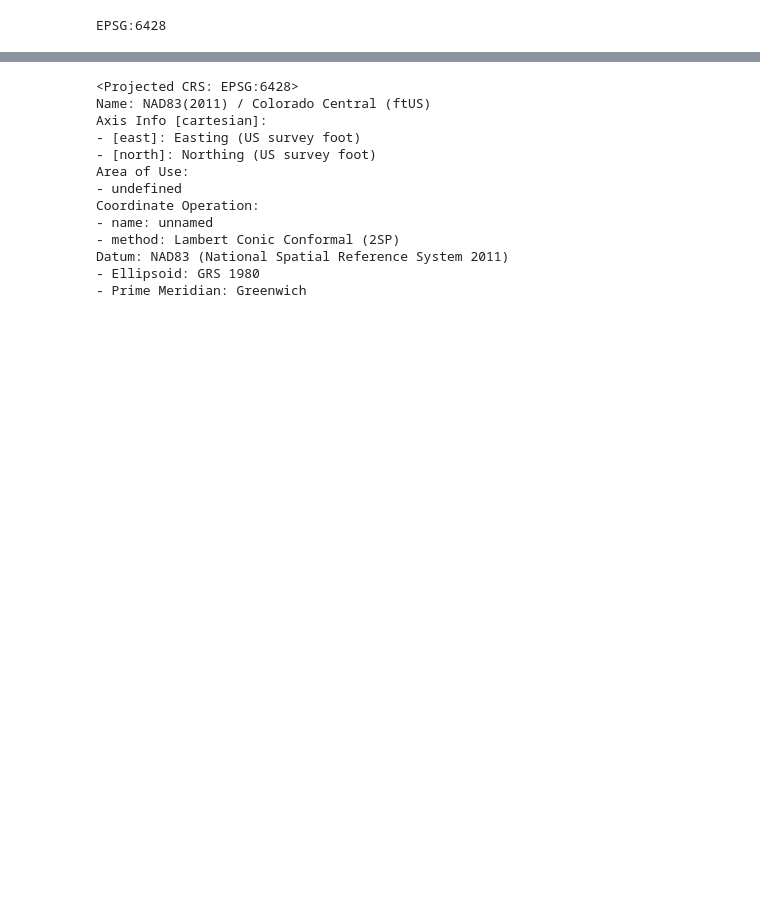
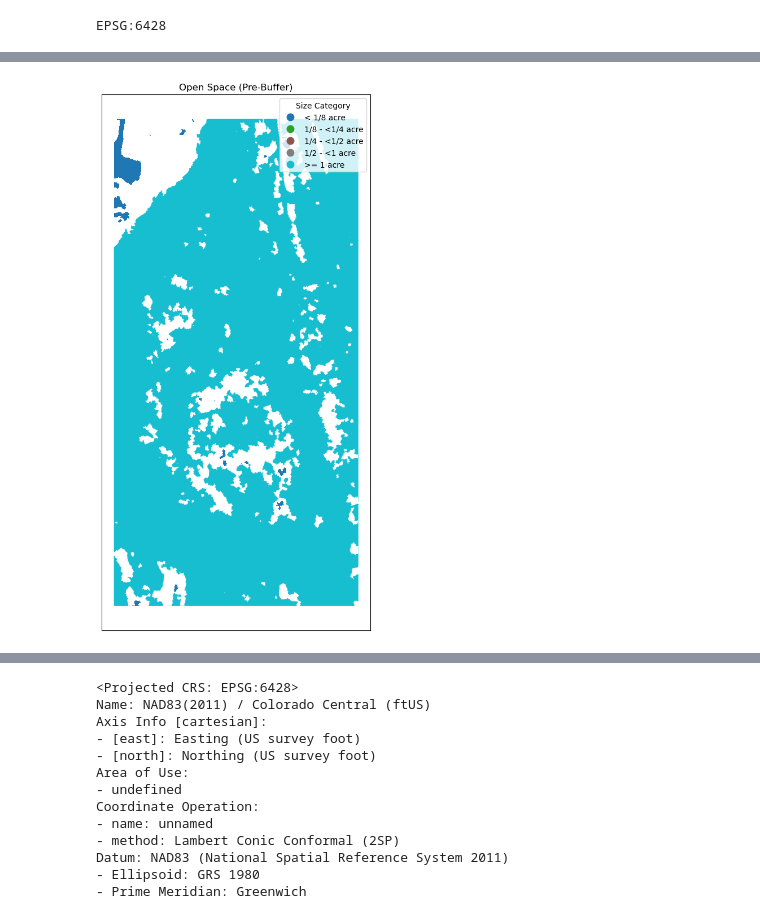
Before and after one commit to earthlab-education/treebeard, a Jupyter notebook: treebeard_v2.ipynb, the cells around one changed output, grey strips where cells are left out. Saved outputs shown, nothing was run; the diff lists cells and outputs as text; code cells hidden in the pictures; blank space fills up the shorter version.

```diff
--- a/treebeard_v2.ipynb
+++ b/treebeard_v2.ipynb
@@ -175,3 +171,9 @@ final_openspace_gdf = gpd.overlay(final_openspace_gdf, aoi_gdf, how='intersectio
+# %%
+bin_plot(openspace_gdf, bins,
+         labels, f"Open Space (Pre-Buffer)",
+         PREBUFFER_PATH, save_png_file=True)
+# %% [output]
+[figure, added]
 # %%
 bin_plot(final_openspace_gdf, bins,
          labels, f"Open Space ({BUFFER_SIZE} ft Buffer)",
```
Also changed, not shown: parts of 10 cells of this notebook, 1 other file.
